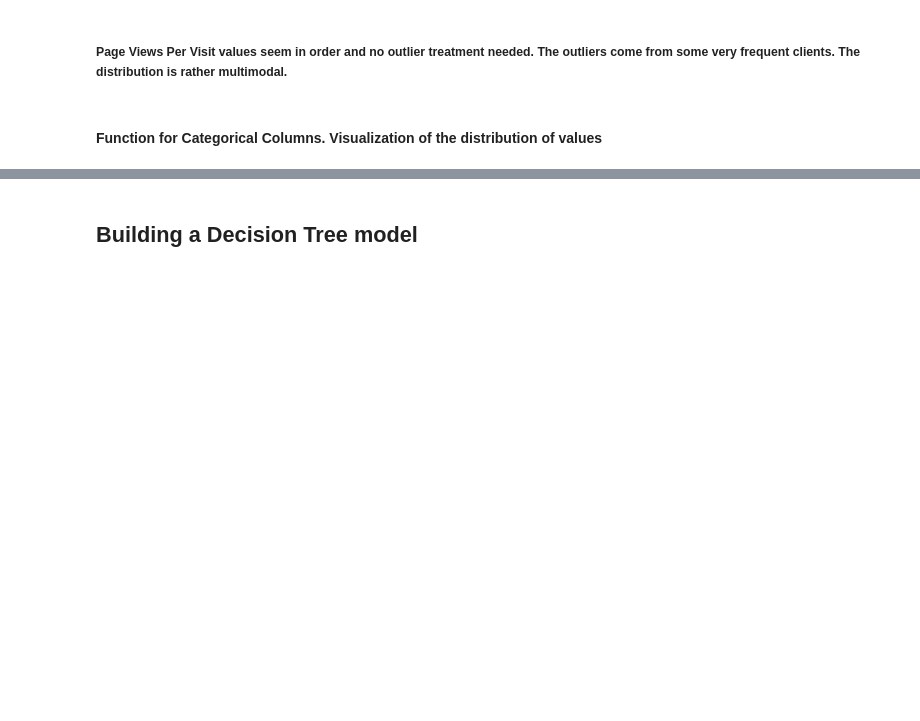
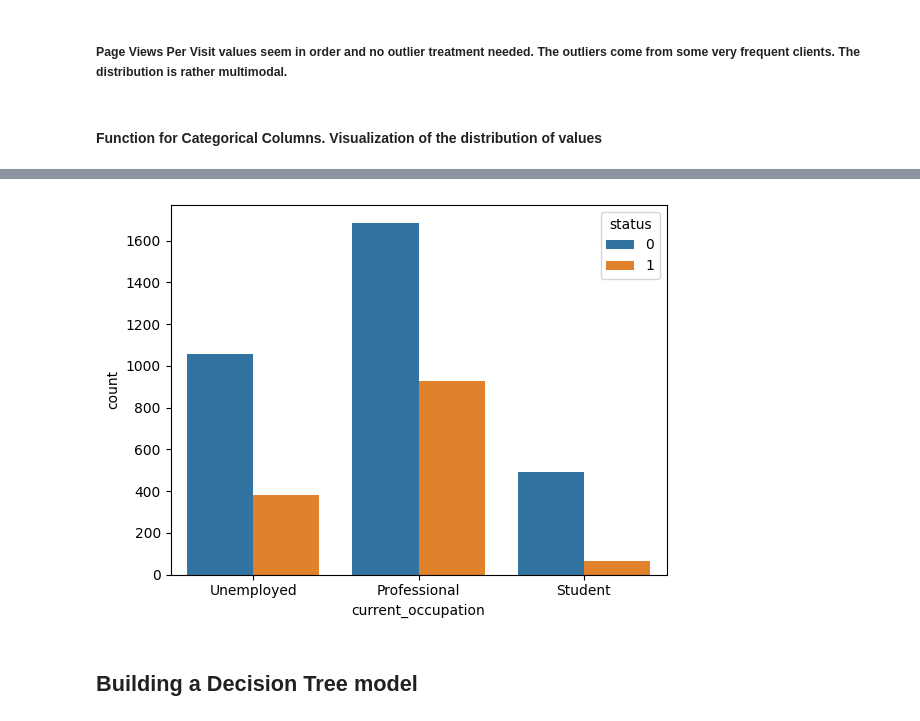
Before and after one commit to jpreyesm03/ExtraaLearn-Machine-Learning-Models, a Jupyter notebook: FCV Potential Customers Prediction.ipynb, the cells around one changed output, grey strips where cells are left out. Drawn from its saved outputs; the diff is of its cells as text; code cells hidden in the pictures; blank space fills up the shorter version.

```diff
--- a/FCV Potential Customers Prediction.ipynb
+++ b/FCV Potential Customers Prediction.ipynb
@@ -282,3 +392,8 @@ def labeled_barplot(data, feature, perc=False, n=None):
+# %%
+sns.countplot(data=data, x="current_occupation", hue="status")
+plt.show()
+# %% [output]
+[figure, added]
 # %% [markdown]
 ## Building a Decision Tree model
 # %% [markdown]
```
Also changed, not shown: parts of 14 cells of this notebook.
